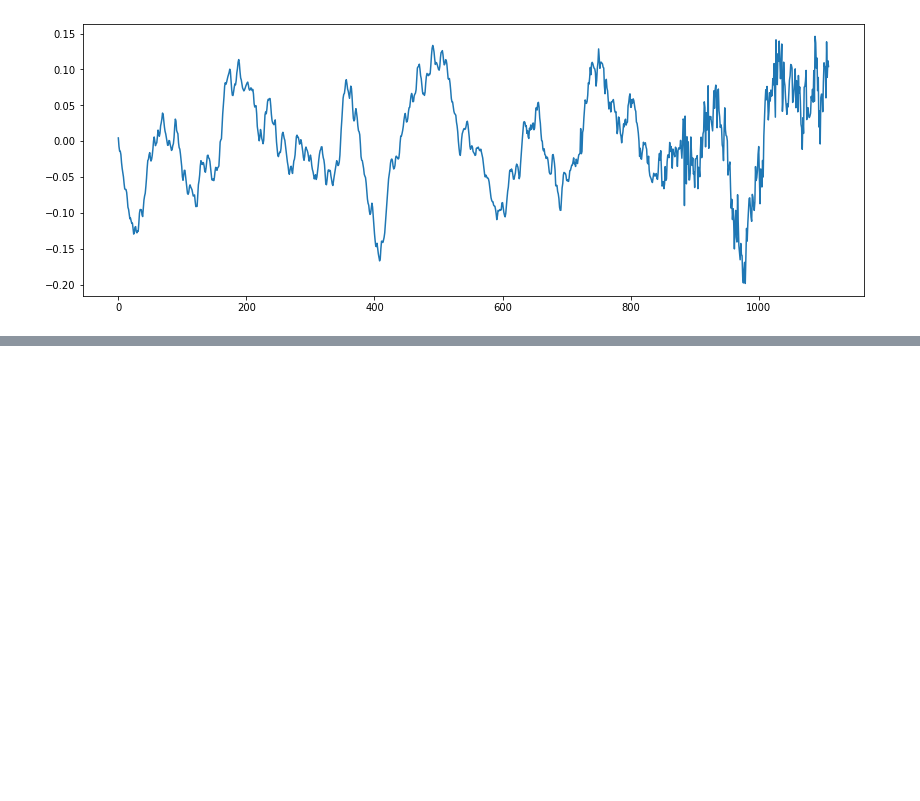
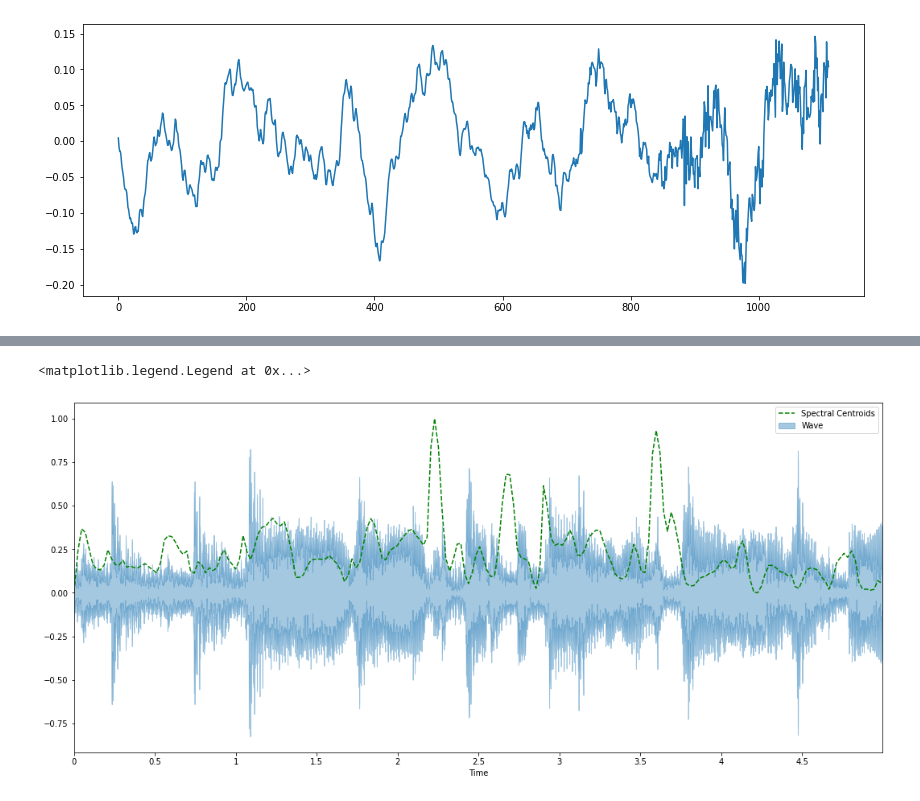
Before and after one commit to necronet/Notebooks, a Jupyter notebook: DSP/AudioFeatureExtraction.ipynb, the cells around one changed output, grey strips where cells are left out. Cells and saved outputs as stored; diff of their text form; code cells hidden in the pictures; blank space fills up the shorter version.

```diff
--- a/DSP/AudioFeatureExtraction.ipynb
+++ b/DSP/AudioFeatureExtraction.ipynb
@@ -69,0 +125,15 @@ plt.scatter(X[zero_crossings], y[x0:x1][zero_crossings], c='r')
+# %%
+spectral_centroids = librosa.feature.spectral_centroid(y, sr=sr)
+frames = range(len(spectral_centroids[0]))
+t = librosa.frames_to_time(frames)
+mn, mx = spectral_centroids[0].min(), spectral_centroids[0].max()
+x_scaled = (spectral_centroids[0] - mn) / (mx - mn)
+
+plt.figure(figsize=(18, 8))
+
+librosa.display.waveplot(y, sr=sr, alpha=0.4)
+plt.plot(t, x_scaled, '--g')
+plt.legend(('Spectral Centroids','Wave'))
+# %% [output]
+<matplotlib.legend.Legend at 0x...>
+[figure, added]
```
Also changed, not shown: parts of 18 cells of this notebook.
